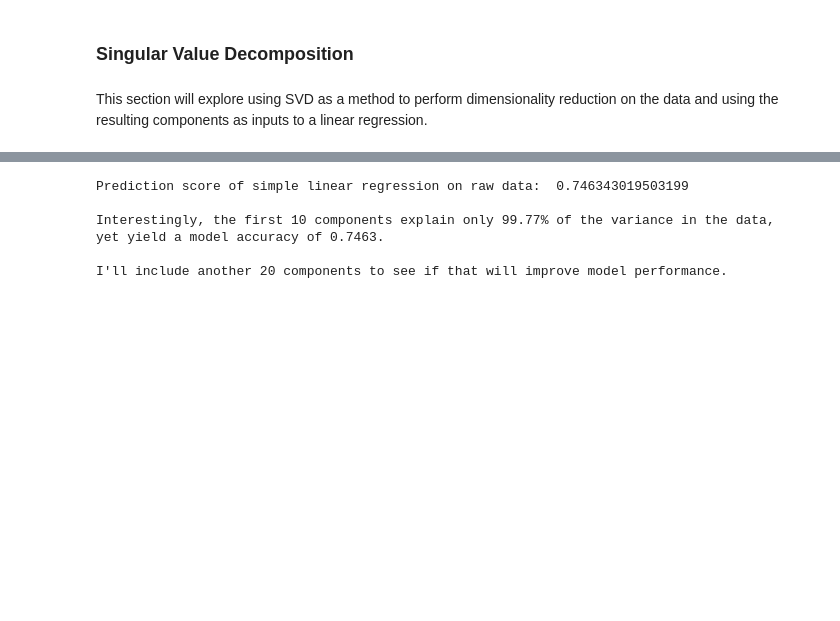
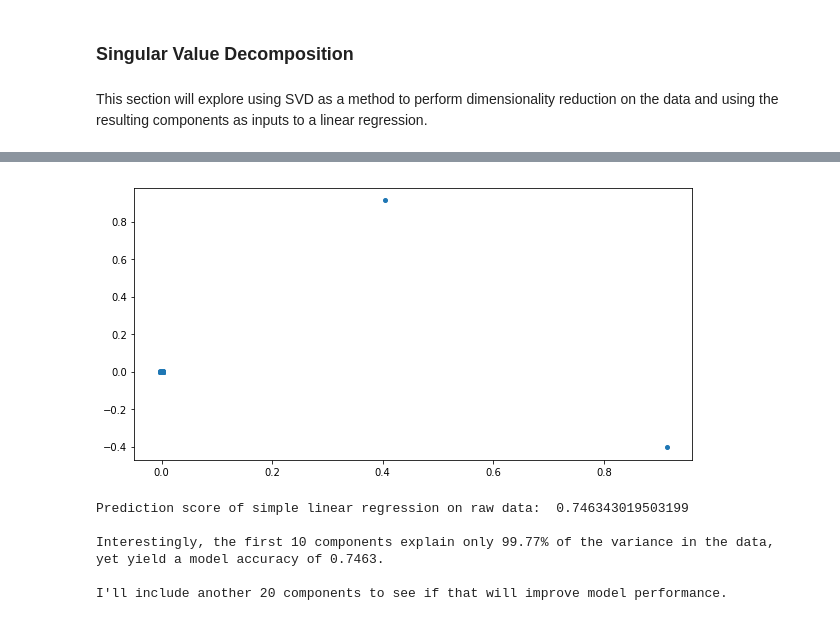
Before and after one commit to aditinabar/house-prices-modeling, a Jupyter notebook: Predicting House Prices.ipynb, the cells around one changed output, grey strips where cells are left out. Cells and saved outputs as stored; diff of their text form; code cells hidden in the pictures; blank space fills up the shorter version.

```diff
--- a/Predicting House Prices.ipynb
+++ b/Predicting House Prices.ipynb
@@ -342,3 +355,8 @@ plt.show();
+# %%
+_ = plt.figure(figsize=(10,5))
+_ = plt.plot(SVD.components_[0], SVD.components_[1], '.', markersize=8)
+# %% [output]
+[figure, added]
 # %%
 # fit linear regression on first 10 components given by the SVD's singular values.
 SVD_10 = pd.DataFrame(X_SVD_transformed).iloc[:,0:11]
```
Also changed, not shown: parts of 22 cells of this notebook.
